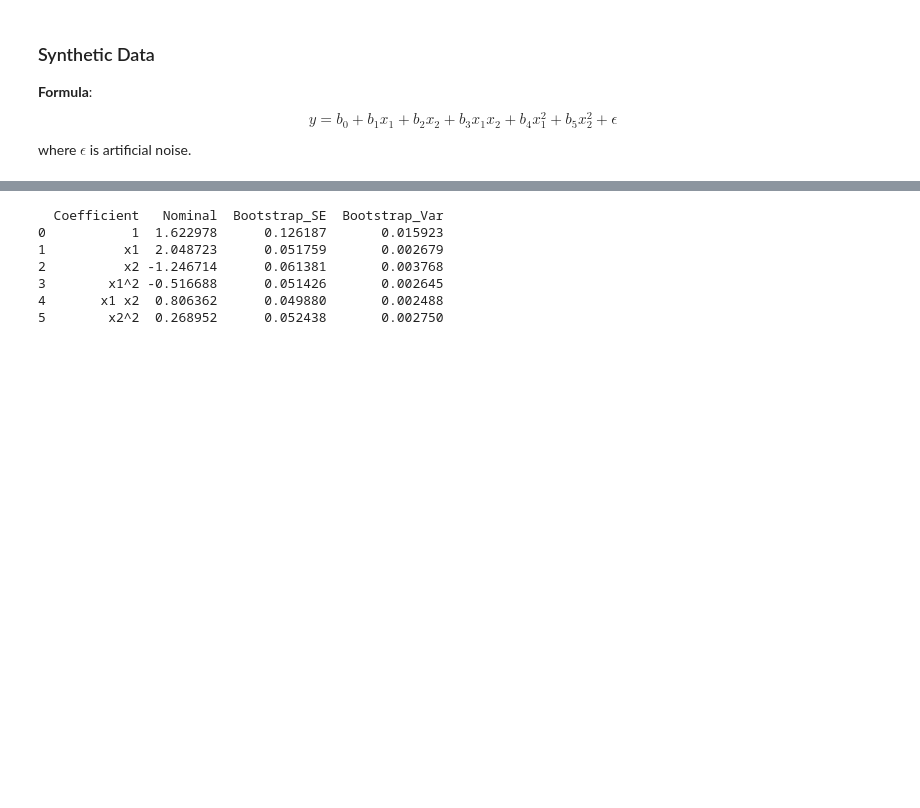
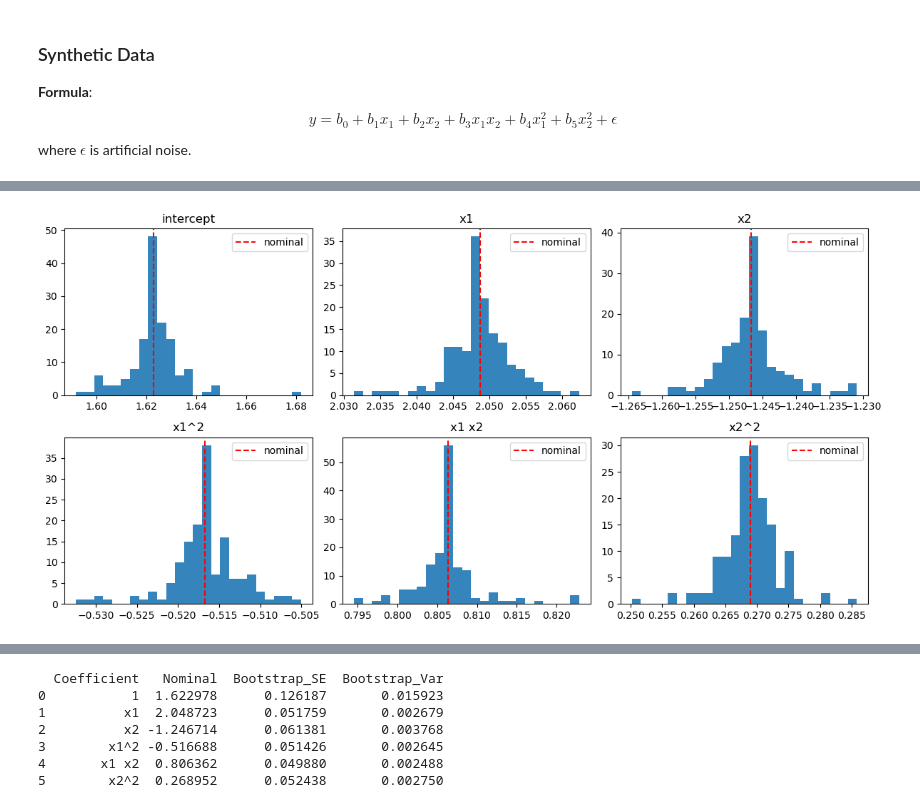
Before and after one commit to coxnevad/NTNU_TK8117_2025, a Jupyter notebook: advanced_week_04/group2/Jackknife-Bootstrap.ipynb, the cells around one changed output, grey strips where cells are left out. Saved outputs shown, nothing was run; the diff lists cells and outputs as text; code cells hidden in the pictures; blank space fills up the shorter version.

```diff
--- a/advanced_week_04/group2/Jackknife-Bootstrap.ipynb
+++ b/advanced_week_04/group2/Jackknife-Bootstrap.ipynb
@@ -35,0 +239,17 @@ where $\epsilon$ is artificial noise.
+# %%
+ncoef = coef_nominal.size
+ncols = 3
+nrows = int(np.ceil(ncoef / ncols))
+fig, axes = plt.subplots(nrows, ncols, figsize=(12, 3 * nrows))
+axes = axes.flatten()
+for i in range(ncoef):
+    axes[i].hist(jackknife_coefs[:, i], bins=25, alpha=0.9)
+    axes[i].axvline(coef_nominal[i], color='red', linestyle='--', label='nominal')
+    axes[i].set_title(feature_names[i])
+    axes[i].legend()
+for j in range(ncoef, len(axes)):
+    axes[j].set_visible(False)
+plt.tight_layout()
+plt.show()
+# %% [output]
+[figure, added]
```
Also changed, not shown: parts of 11 cells of this notebook.
